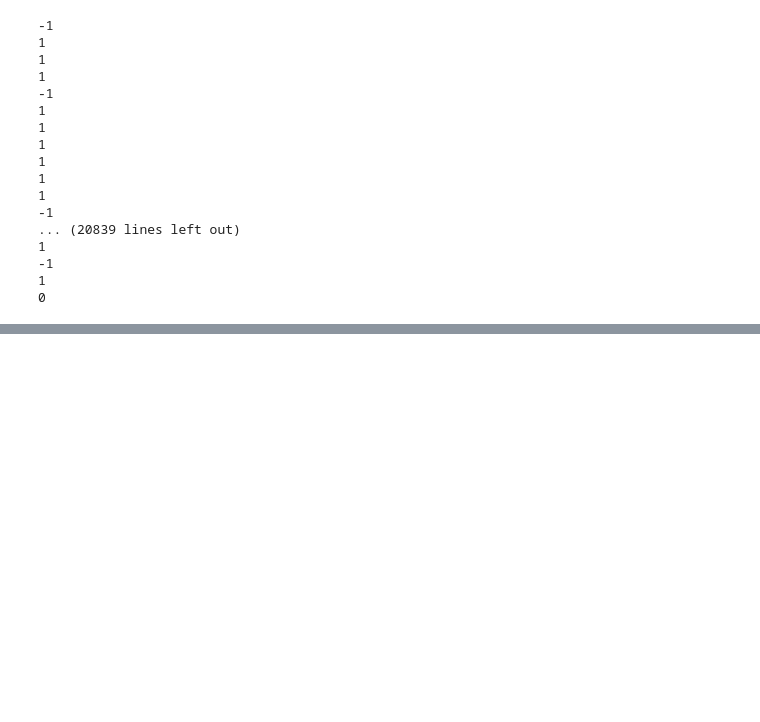
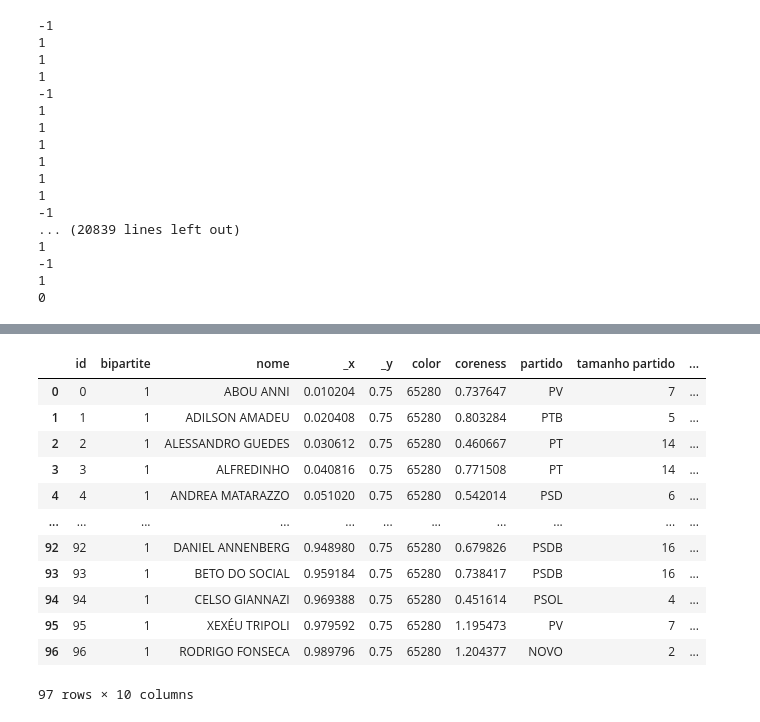
Before and after one commit to hashiprobr-classroom/parte-tecnica-do-projeto-grupod, a Jupyter notebook: notebooks/Projeto.ipynb, the cells around one changed output, grey strips where cells are left out. Saved outputs shown, nothing was run; the diff lists cells and outputs as text; code cells hidden in the pictures; blank space fills up the shorter version.

```diff
--- a/notebooks/Projeto.ipynb
+++ b/notebooks/Projeto.ipynb
@@ -228,0 +489,59 @@ r = netpixi.render('exemplo.net.gz')
+# %%
+#identificando core e periphery continuo
+
+matrix = spectral.adjacency(g2)
+
+# Além de cpnet.LowRankCore, há outras
+# opções de algoritmos contínuos:
+# cpnet.Rombach
+# cpnet.Rossa
+
+algorithm = cpnet.MINRES()
+algorithm.detect(matrix)
+c = algorithm.get_coreness()
+
+# Depois do código acima, c é um dicionário
+# em que as chaves são índices de vértices e
+# valores são os atribuídos pelo algoritmo.
+
+g2.vp['coreness'] = g2.new_vp('object')
+for i, coreness in c.items():
+    v = g.vertex(i)
+    g2.vp['coreness'][v] = float(coreness)
+# %%
+#juntando informacoes cruciais em um df que contém cada vereador uma vez
+
+final = pd.DataFrame({k: list(v) for k, v in g.vp.items()})
+final = final.dropna()
+
+passed_names=[]
+party_size=[]
+partido=[]
+ideologia=[]
+
+for i, r in clean_df.iterrows():
+    if r['vereador'] not in passed_names:
+        passed_names.append(r['vereador'])
+        party_size.append(r['tamanho partido'])
+        partido.append(r['partido'])
+        ideologia.append(r['posição política'])
+
+final['partido'] = partido
+final['tamanho partido'] = party_size
+final['posição política'] = ideologia
+
+final
+# %% [output]
+|  | id | bipartite | nome | _x | _y | color | coreness | partido | tamanho partido | ... |
+| 0 | 0 | 1 | ABOU ANNI | 0.010204 | 0.75 | 65280 | 0.737647 | PV | 7 | ... |
+| 1 | 1 | 1 | ADILSON AMADEU | 0.020408 | 0.75 | 65280 | 0.803284 | PTB | 5 | ... |
+| 2 | 2 | 1 | ALESSANDRO GUEDES | 0.030612 | 0.75 | 65280 | 0.460667 | PT | 14 | ... |
+| 3 | 3 | 1 | ALFREDINHO | 0.040816 | 0.75 | 65280 | 0.771508 | PT | 14 | ... |
+| 4 | 4 | 1 | ANDREA MATARAZZO | 0.051020 | 0.75 | 65280 | 0.542014 | PSD | 6 | ... |
+| ... | ... | ... | ... | ... | ... | ... | ... | ... | ... | ... |
+| 92 | 92 | 1 | DANIEL ANNENBERG | 0.948980 | 0.75 | 65280 | 0.679826 | PSDB | 16 | ... |
+| 93 | 93 | 1 | BETO DO SOCIAL | 0.959184 | 0.75 | 65280 | 0.738417 | PSDB | 16 | ... |
+| 94 | 94 | 1 | CELSO GIANNAZI | 0.969388 | 0.75 | 65280 | 0.451614 | PSOL | 4 | ... |
+| 95 | 95 | 1 | XEXÉU TRIPOLI | 0.979592 | 0.75 | 65280 | 1.195473 | PV | 7 | ... |
+| 96 | 96 | 1 | RODRIGO FONSECA | 0.989796 | 0.75 | 65280 | 1.204377 | NOVO | 2 | ... |
+97 rows × 10 columns
```
Also changed, not shown: parts of 17 cells of this notebook, 2 other files.
